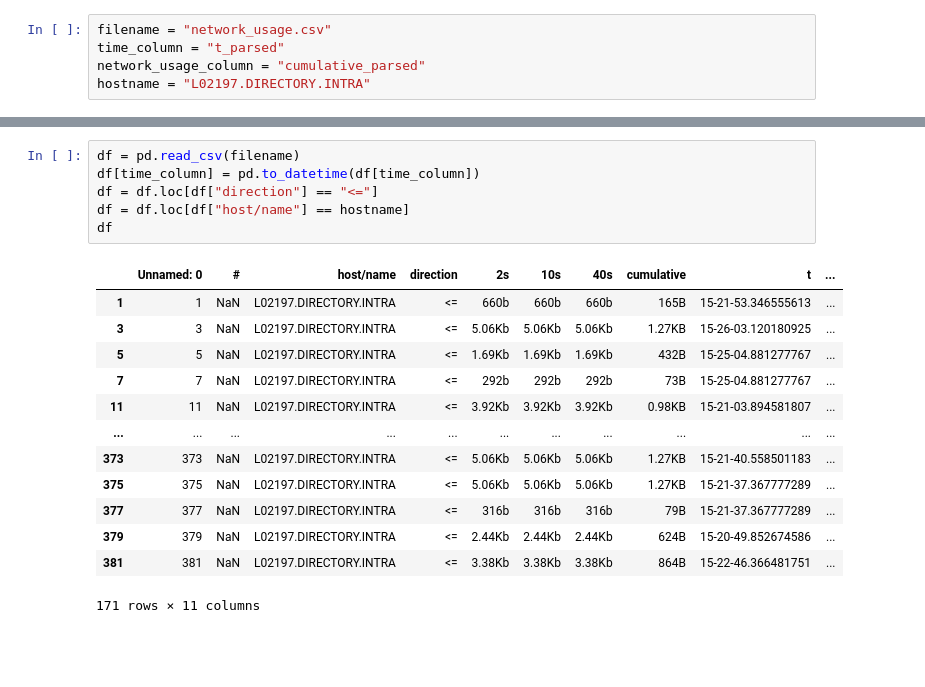
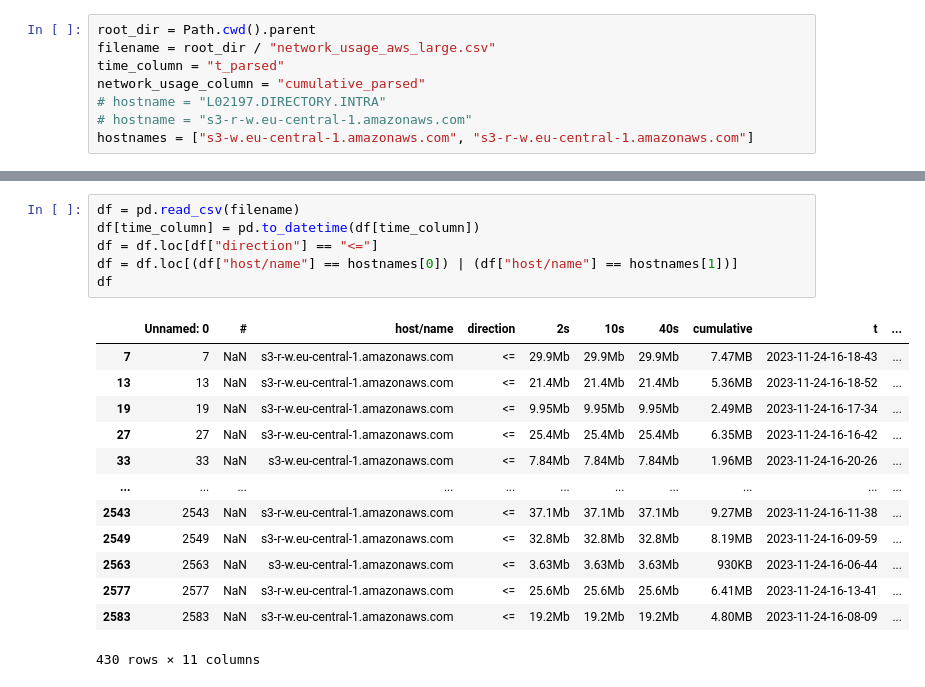
Before and after one commit to Jaapel/wflow-cloud-pilot, a Jupyter notebook: notebooks/plot_results.ipynb, the cells around one changed output, grey strips where cells are left out. Cells and saved outputs as stored; diff of their text form; blank space fills up the shorter version.

```diff
--- a/notebooks/plot_results.ipynb
+++ b/notebooks/plot_results.ipynb
@@ -3,5 +4,8 @@ import pandas as pd
 # %%
-filename = "network_usage.csv"
+root_dir = Path.cwd().parent
+filename = root_dir / "network_usage_aws_large.csv"
 time_column = "t_parsed"
 network_usage_column = "cumulative_parsed"
-hostname = "L02197.DIRECTORY.INTRA"
+# hostname = "L02197.DIRECTORY.INTRA"
+# hostname = "s3-r-w.eu-central-1.amazonaws.com"
+hostnames = ["s3-w.eu-central-1.amazonaws.com", "s3-r-w.eu-central-1.amazonaws.com"]
@@ -8,22 +50,22 @@ hostname = "L02197.DIRECTORY.INTRA"
 # %%
 df = pd.read_csv(filename)
 df[time_column] = pd.to_datetime(df[time_column])
 df = df.loc[df["direction"] == "<="]
-df = df.loc[df["host/name"] == hostname]
+df = df.loc[(df["host/name"] == hostnames[0]) | (df["host/name"] == hostnames[1])]
 df
 # %% [output]
 |  | Unnamed: 0 | # | host/name | direction | 2s | 10s | 40s | cumulative | t | ... |
-| 1 | 1 | NaN | L02197.DIRECTORY.INTRA | <= | 660b | 660b | 660b | 165B | 15-21-53.346555613 | ... |
-| 3 | 3 | NaN | L02197.DIRECTORY.INTRA | <= | 5.06Kb | 5.06Kb | 5.06Kb | 1.27KB | 15-26-03.120180925 | ... |
-| 5 | 5 | NaN | L02197.DIRECTORY.INTRA | <= | 1.69Kb | 1.69Kb | 1.69Kb | 432B | 15-25-04.881277767 | ... |
-| 7 | 7 | NaN | L02197.DIRECTORY.INTRA | <= | 292b | 292b | 292b | 73B | 15-25-04.881277767 | ... |
-| 11 | 11 | NaN | L02197.DIRECTORY.INTRA | <= | 3.92Kb | 3.92Kb | 3.92Kb | 0.98KB | 15-21-03.894581807 | ... |
+| 7 | 7 | NaN | s3-r-w.eu-central-1.amazonaws.com | <= | 29.9Mb | 29.9Mb | 29.9Mb | 7.47MB | 2023-11-24-16-18-43 | ... |
+| 13 | 13 | NaN | s3-r-w.eu-central-1.amazonaws.com | <= | 21.4Mb | 21.4Mb | 21.4Mb | 5.36MB | 2023-11-24-16-18-52 | ... |
+| 19 | 19 | NaN | s3-r-w.eu-central-1.amazonaws.com | <= | 9.95Mb | 9.95Mb | 9.95Mb | 2.49MB | 2023-11-24-16-17-34 | ... |
+| 27 | 27 | NaN | s3-r-w.eu-central-1.amazonaws.com | <= | 25.4Mb | 25.4Mb | 25.4Mb | 6.35MB | 2023-11-24-16-16-42 | ... |
+| 33 | 33 | NaN | s3-w.eu-central-1.amazonaws.com | <= | 7.84Mb | 7.84Mb | 7.84Mb | 1.96MB | 2023-11-24-16-20-26 | ... |
 | ... | ... | ... | ... | ... | ... | ... | ... | ... | ... | ... |
-| 373 | 373 | NaN | L02197.DIRECTORY.INTRA | <= | 5.06Kb | 5.06Kb | 5.06Kb | 1.27KB | 15-21-40.558501183 | ... |
-| 375 | 375 | NaN | L02197.DIRECTORY.INTRA | <= | 5.06Kb | 5.06Kb | 5.06Kb | 1.27KB | 15-21-37.367777289 | ... |
-| 377 | 377 | NaN | L02197.DIRECTORY.INTRA | <= | 316b | 316b | 316b | 79B | 15-21-37.367777289 | ... |
-| 379 | 379 | NaN | L02197.DIRECTORY.INTRA | <= | 2.44Kb | 2.44Kb | 2.44Kb | 624B | 15-20-49.852674586 | ... |
-| 381 | 381 | NaN | L02197.DIRECTORY.INTRA | <= | 3.38Kb | 3.38Kb | 3.38Kb | 864B | 15-22-46.366481751 | ... |
+| 2543 | 2543 | NaN | s3-r-w.eu-central-1.amazonaws.com | <= | 37.1Mb | 37.1Mb | 37.1Mb | 9.27MB | 2023-11-24-16-11-38 | ... |
+| 2549 | 2549 | NaN | s3-r-w.eu-central-1.amazonaws.com | <= | 32.8Mb | 32.8Mb | 32.8Mb | 8.19MB | 2023-11-24-16-09-59 | ... |
+| 2563 | 2563 | NaN | s3-w.eu-central-1.amazonaws.com | <= | 3.63Mb | 3.63Mb | 3.63Mb | 930KB | 2023-11-24-16-06-44 | ... |
+| 2577 | 2577 | NaN | s3-r-w.eu-central-1.amazonaws.com | <= | 25.6Mb | 25.6Mb | 25.6Mb | 6.41MB | 2023-11-24-16-13-41 | ... |
+| 2583 | 2583 | NaN | s3-r-w.eu-central-1.amazonaws.com | <= | 19.2Mb | 19.2Mb | 19.2Mb | 4.80MB | 2023-11-24-16-08-09 | ... |
-171 rows × 11 columns
+430 rows × 11 columns
 # %%
 df = df.groupby(['t_parsed']).agg({'cumulative_parsed': 'sum'})
```
Also changed, not shown: parts of 6 cells of this notebook, 6 other files.
